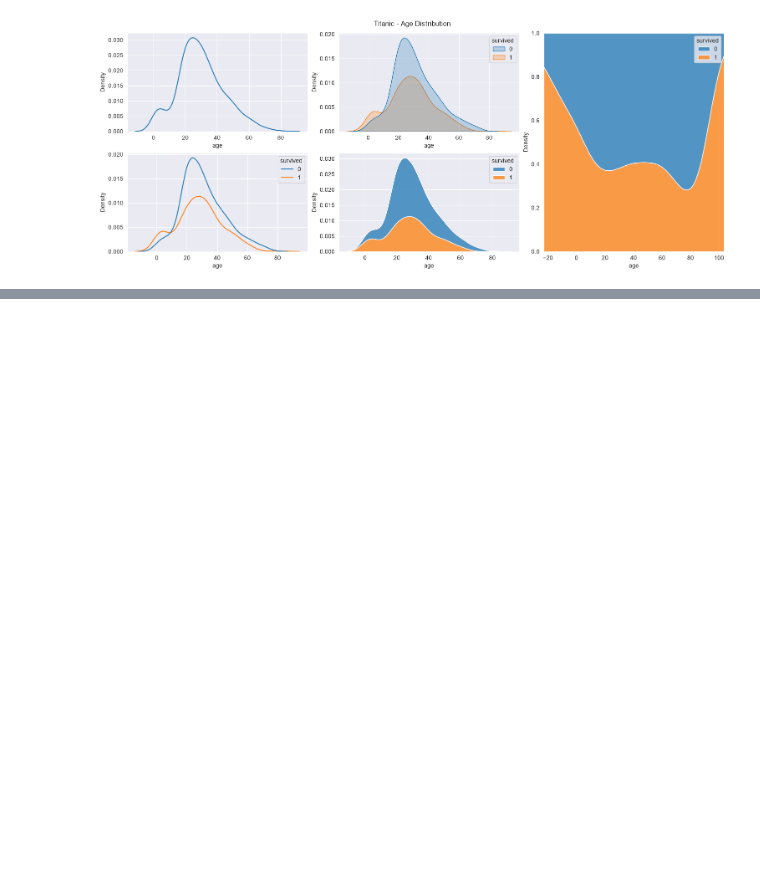
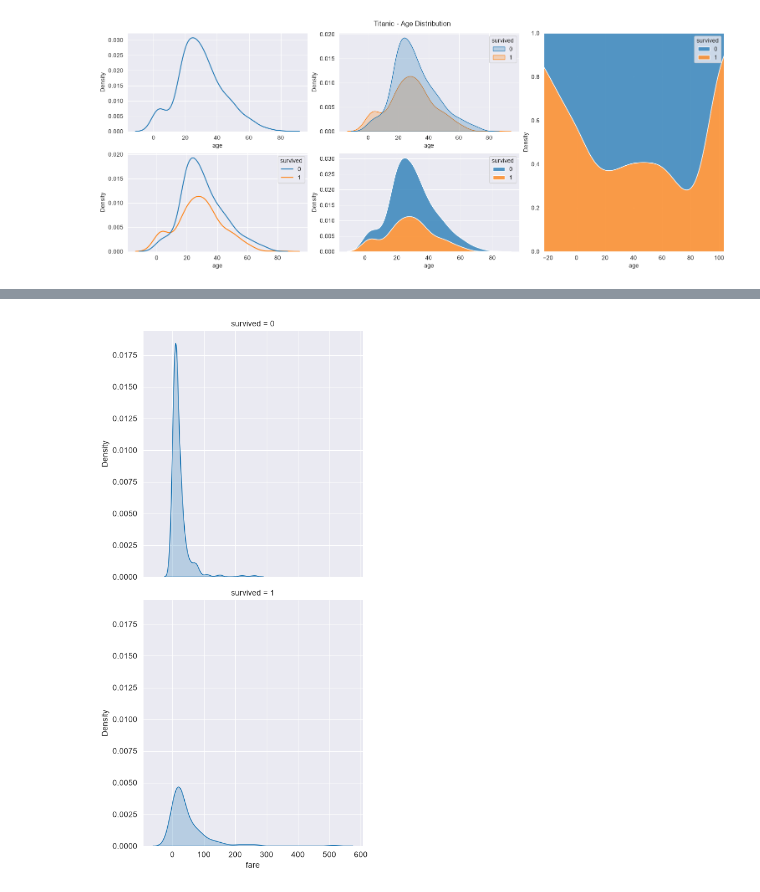
Before and after one commit to zzengmo/18_data_analytics, a Jupyter notebook: Seaborn.ipynb, the cells around one changed output, grey strips where cells are left out. Saved outputs shown, nothing was run; the diff lists cells and outputs as text; code cells hidden in the pictures; blank space fills up the shorter version.

```diff
--- a/Seaborn.ipynb
+++ b/Seaborn.ipynb
@@ -93,0 +122,11 @@ plt.show()
+# %%
+sns.displot(
+    data=titanic,
+    x="fare",
+    row="survived",
+    kind="kde",
+    fill=True
+)
+plt.show()
+# %% [output]
+[figure, added]
```
Also changed, not shown: parts of 3 cells of this notebook.
